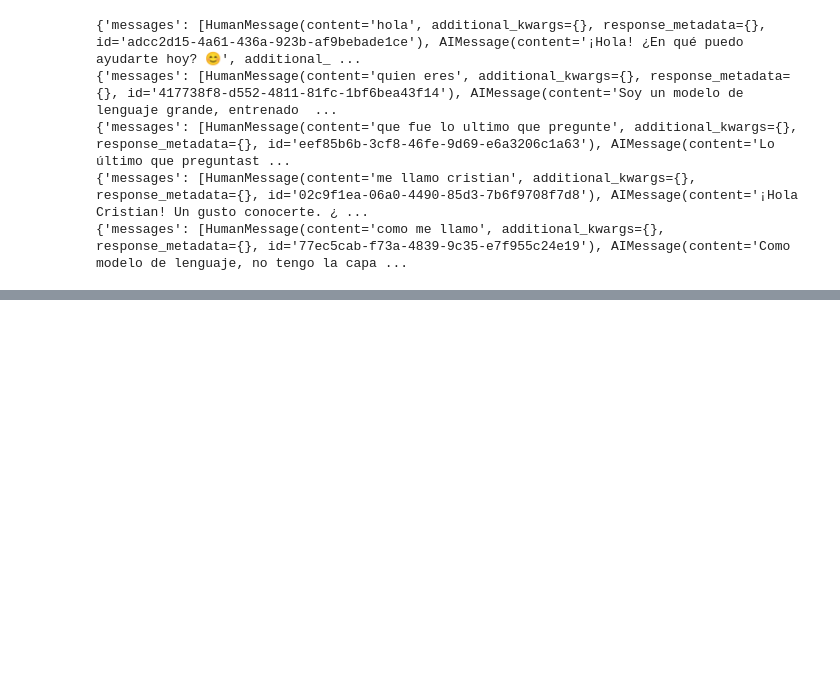
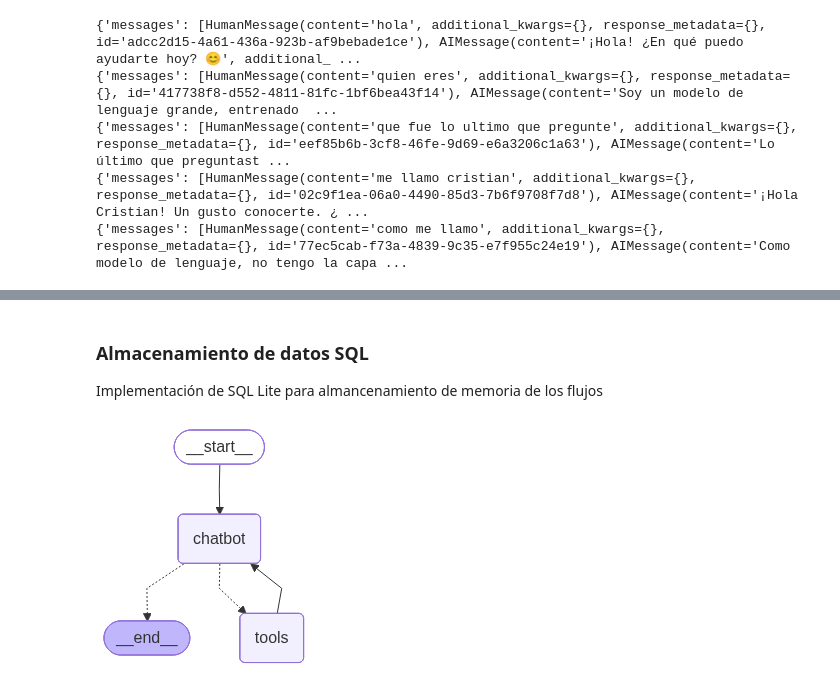
Before and after one commit to CrisFRC/Devs_Agents_Fr_Practices, a Jupyter notebook: langgraph/lab_langgraph.ipynb, the cells around one changed output, grey strips where cells are left out. Drawn from its saved outputs; the diff is of its cells as text; code cells hidden in the pictures; blank space fills up the shorter version.

```diff
--- a/langgraph/lab_langgraph.ipynb
+++ b/langgraph/lab_langgraph.ipynb
@@ -158,0 +313,38 @@ gr.ChatInterface(chat, type="messages").launch()
+# %% [markdown]
+
+### Almacenamiento de datos SQL
+Implementación de SQL Lite para almancenamiento de memoria de los flujos
+# %%
+import sqlite3
+from langgraph.checkpoint.sqlite import SqliteSaver
+from langgraph.prebuilt import ToolNode, tools_condition
+
+db_path = "memory.db"
+conn = sqlite3.connect(db_path, check_same_thread=False)
+sql_memory = SqliteSaver(conn)
+# %%
+# Pasos 1 y 2
+graph_builder = StateGraph(State)
+
+
+# Paso 3
+llm = init_chat_model("google_genai:gemini-2.0-flash")
+llm_with_tools = llm.bind_tools(tools)
+
+def chatbot(state: State):
+    print(state)
+    return {"messages": [llm_with_tools.invoke(state["messages"])]}
+
+graph_builder.add_node("chatbot", chatbot)
+graph_builder.add_node("tools", ToolNode(tools=tools))
+
+# Paso 4
+graph_builder.add_conditional_edges( "chatbot", tools_condition, "tools")
+graph_builder.add_edge("tools", "chatbot")
+graph_builder.add_edge(START, "chatbot")
+
+# Paso 5
+graph = graph_builder.compile(checkpointer=sql_memory)
+display(Image(graph.get_graph().draw_mermaid_png()))
+# %% [output]
+[figure, added]
```
Also changed, not shown: parts of 21 cells of this notebook, 5 other files.
